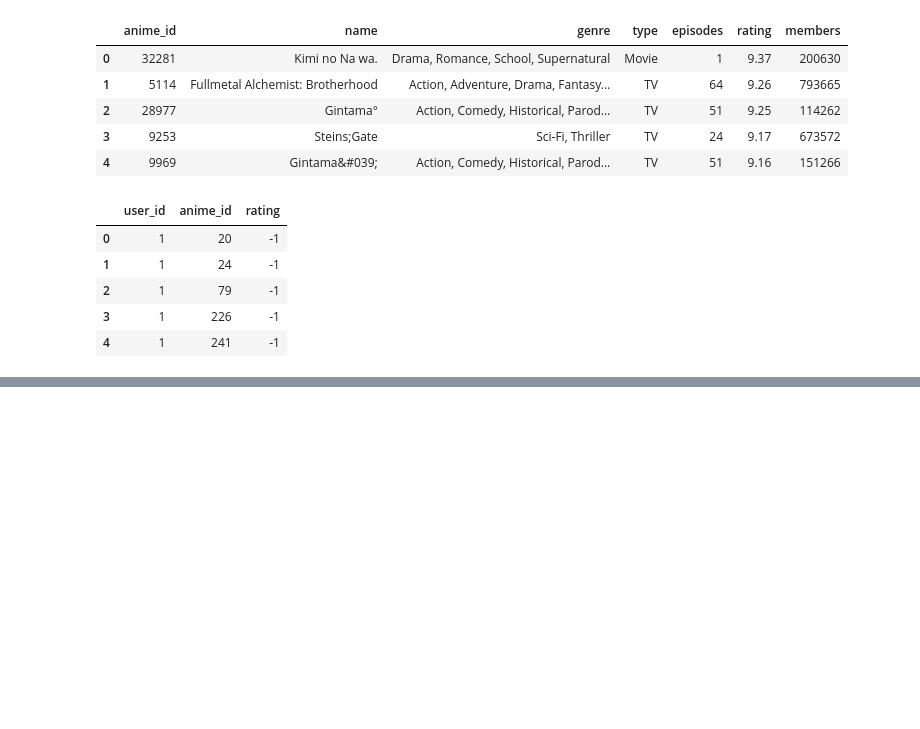
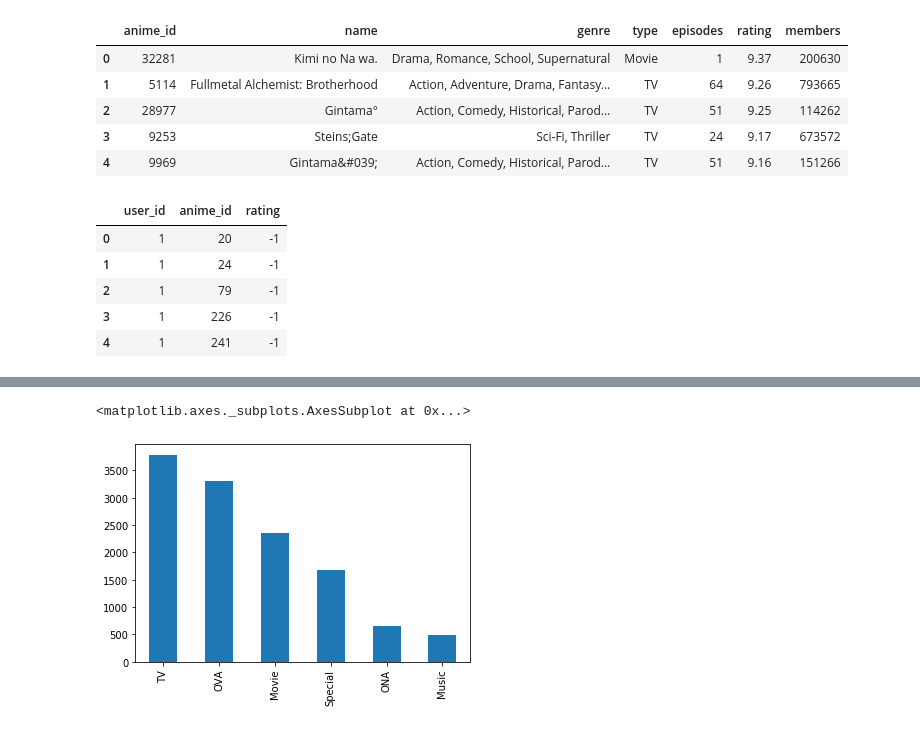
Before and after one commit to indymnv/Anime-Recommender-System, a Jupyter notebook: EDA.ipynb, the cells around one changed output, grey strips where cells are left out. Cells and saved outputs as stored; diff of their text form; code cells hidden in the pictures; blank space fills up the shorter version.

```diff
--- a/EDA.ipynb
+++ b/EDA.ipynb
@@ -27,0 +77,5 @@ df_rating.head()
+# %%
+df_anime.type.value_counts().plot.bar()
+# %% [output]
+<matplotlib.axes._subplots.AxesSubplot at 0x...>
+[figure, added]
```
Also changed, not shown: parts of 13 cells of this notebook.
